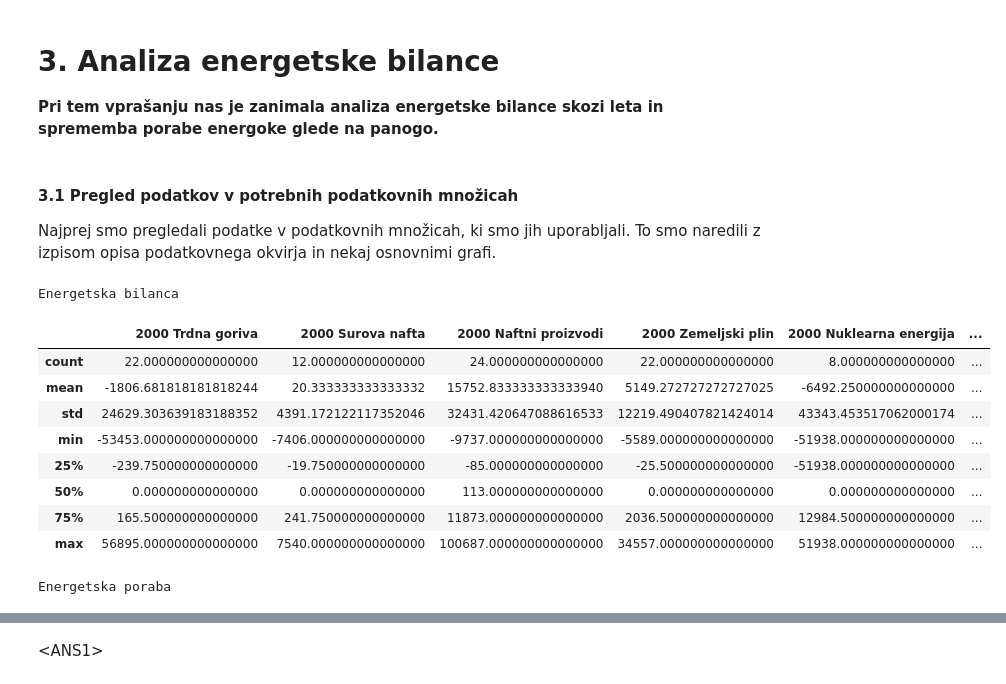
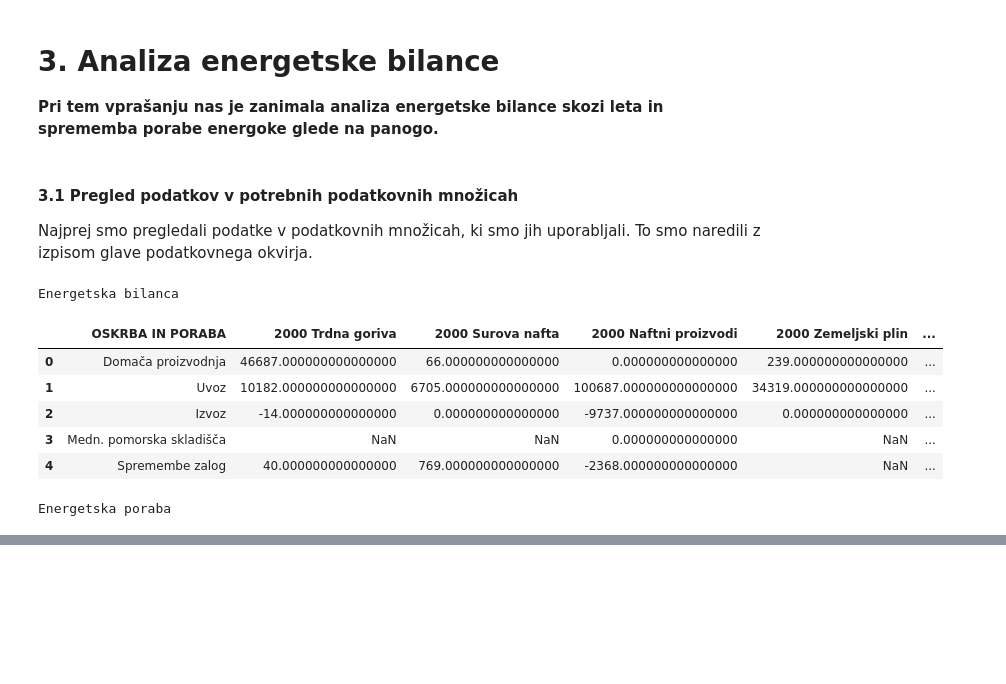
Before and after one commit to cugalord/PR21_NVZ-LS-BK-NZ, a Jupyter notebook: src/energy_balance_analysis.ipynb, the cells around one changed output, grey strips where cells are left out. Drawn from its saved outputs; the diff is of its cells as text; code cells hidden in the pictures; blank space fills up the shorter version.

```diff
--- a/src/energy_balance_analysis.ipynb
+++ b/src/energy_balance_analysis.ipynb
@@ -5,29 +5,24 @@
 # %% [markdown]
 #### 3.1 Pregled podatkov v potrebnih podatkovnih množicah
 
-Najprej smo pregledali podatke v podatkovnih množicah, ki smo jih uporabljali. To smo naredili z izpisom opisa podatkovnega okvirja in nekaj osnovnimi grafi.
+Najprej smo pregledali podatke v podatkovnih množicah, ki smo jih uporabljali. To smo naredili z izpisom glave podatkovnega okvirja.
 # %%
 from reading import data_extraction as de
 import matplotlib.pyplot as plt
 import numpy as np
 import pandas as pd
 import misc_utils as mu
 
 energy_balance = de.read('../data/Energetska bilanca.csv')
-#print(energy_balance.describe())
+energy_use = de.read('../data/Energetska poraba goriv, električne energije in toplotne energije po dejavnosti.csv')
 
-energy_use = de.read('../data/Energetska poraba goriv, električne energije in toplotne energije po dejavnosti.csv')
-#print(energy_use.describe())
-mu.display_side_by_side(energy_balance.describe(), energy_use.describe(), titles=['Energetska bilanca', 'Energetska poraba'], suppres_scientific=True)
+mu.display_side_by_side(energy_balance.head(), energy_use.head(), titles=['Energetska bilanca', 'Energetska poraba'], suppres_scientific=True)
 # %% [output]
 Energetska bilanca
-|  | 2000 Trdna goriva | 2000 Surova nafta | 2000 Naftni proizvodi | 2000 Zemeljski plin | 2000 Nuklearna energija | ... |
-| count | 22.000000000000000 | 12.000000000000000 | 24.000000000000000 | 22.000000000000000 | 8.000000000000000 | ... |
-| mean | -1806.681818181818244 | 20.333333333333332 | 15752.833333333333940 | 5149.272727272727025 | -6492.250000000000000 | ... |
-| std | 24629.303639183188352 | 4391.172122117352046 | 32431.420647088616533 | 12219.490407821424014 | 43343.453517062000174 | ... |
-| min | -53453.000000000000000 | -7406.000000000000000 | -9737.000000000000000 | -5589.000000000000000 | -51938.000000000000000 | ... |
-| 25% | -239.750000000000000 | -19.750000000000000 | -85.000000000000000 | -25.500000000000000 | -51938.000000000000000 | ... |
-| 50% | 0.000000000000000 | 0.000000000000000 | 113.000000000000000 | 0.000000000000000 | 0.000000000000000 | ... |
-| 75% | 165.500000000000000 | 241.750000000000000 | 11873.000000000000000 | 2036.500000000000000 | 12984.500000000000000 | ... |
-| max | 56895.000000000000000 | 7540.000000000000000 | 100687.000000000000000 | 34557.000000000000000 | 51938.000000000000000 | ... |
+|  | OSKRBA IN PORABA | 2000 Trdna goriva | 2000 Surova nafta | 2000 Naftni proizvodi | 2000 Zemeljski plin | ... |
+| 0 | Domača proizvodnja | 46687.000000000000000 | 66.000000000000000 | 0.000000000000000 | 239.000000000000000 | ... |
+| 1 | Uvoz | 10182.000000000000000 | 6705.000000000000000 | 100687.000000000000000 | 34319.000000000000000 | ... |
+| 2 | Izvoz | -14.000000000000000 | 0.000000000000000 | -9737.000000000000000 | 0.000000000000000 | ... |
+| 3 | Medn. pomorska skladišča | NaN | NaN | 0.000000000000000 | NaN | ... |
+| 4 | Spremembe zalog | 40.000000000000000 | 769.000000000000000 | -2368.000000000000000 | NaN | ... |
 Energetska poraba
@@ -43,2 +34,0 @@ Energetska poraba
-# %% [markdown]
-\<ANS1\>
```
Also changed, not shown: parts of 24 cells of this notebook, 9 other files.
